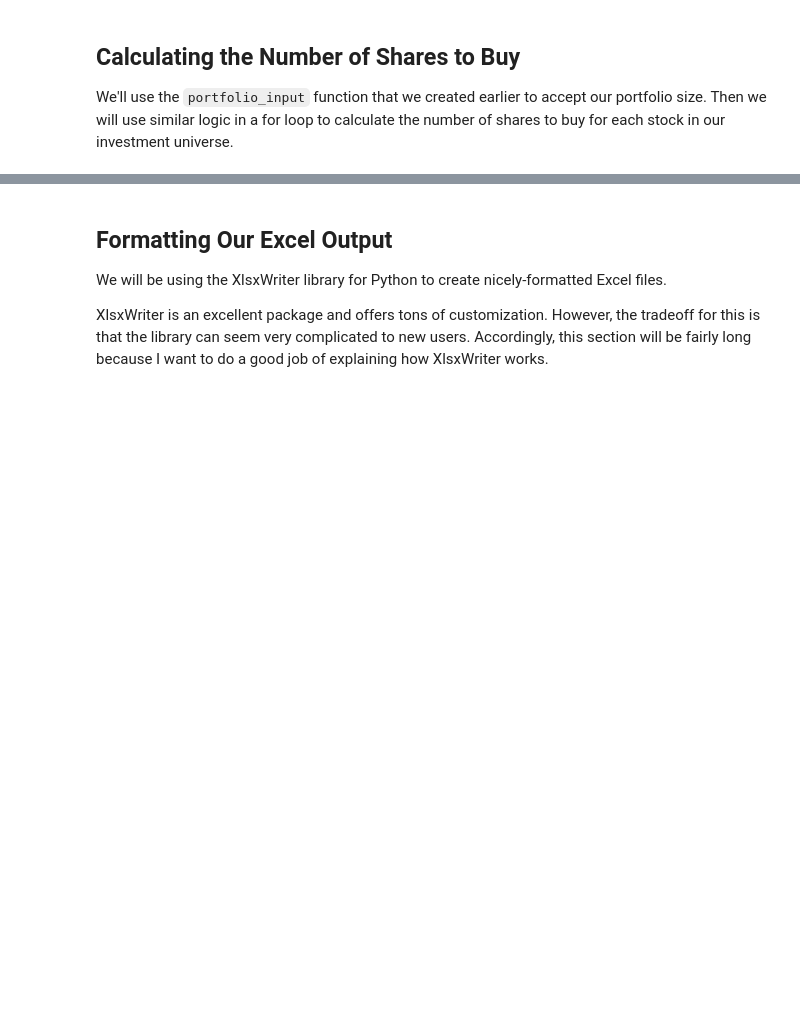
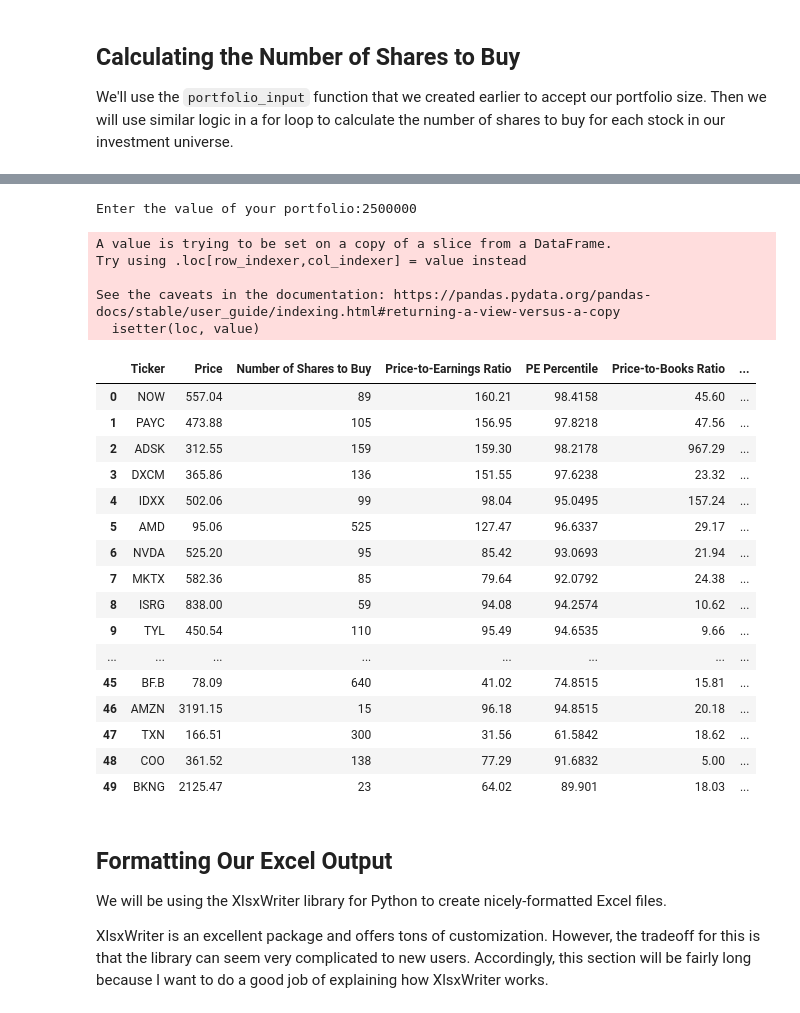
Before and after one commit to nickmccullum/algorithmic-trading-python, a Jupyter notebook: starter_files/003_quantitative_value_strategy.ipynb, the cells around one changed output, grey strips where cells are left out. Drawn from its saved outputs; the diff is of its cells as text; code cells hidden in the pictures; blank space fills up the shorter version.

```diff
--- a/starter_files/003_quantitative_value_strategy.ipynb
+++ b/starter_files/003_quantitative_value_strategy.ipynb
@@ -330,3 +511,37 @@ Enter the value of your portfolio:1000000
+# %%
+portfolio_input()
+# %% [output]
+Enter the value of your portfolio:2500000
+# %%
+position_size = float(portfolio_size)/len(final_dataframe.index)
+
+for row in rv_dataframe.index:
+    rv_dataframe.loc[row, 'Number of Shares to Buy'] = math.floor(position_size/rv_dataframe.loc[row, 'Price'])
+
+rv_dataframe
+# %% [output]
+A value is trying to be set on a copy of a slice from a DataFrame.
+Try using .loc[row_indexer,col_indexer] = value instead
+
+See the caveats in the documentation: https://pandas.pydata.org/pandas-docs/stable/user_guide/indexing.html#returning-a-view-versus-a-copy
+  isetter(loc, value)
+|  | Ticker | Price | Number of Shares to Buy | Price-to-Earnings Ratio | PE Percentile | Price-to-Books Ratio | ... |
+| 0 | NOW | 557.04 | 89 | 160.21 | 98.4158 | 45.60 | ... |
+| 1 | PAYC | 473.88 | 105 | 156.95 | 97.8218 | 47.56 | ... |
+| 2 | ADSK | 312.55 | 159 | 159.30 | 98.2178 | 967.29 | ... |
+| 3 | DXCM | 365.86 | 136 | 151.55 | 97.6238 | 23.32 | ... |
+| 4 | IDXX | 502.06 | 99 | 98.04 | 95.0495 | 157.24 | ... |
+| 5 | AMD | 95.06 | 525 | 127.47 | 96.6337 | 29.17 | ... |
+| 6 | NVDA | 525.20 | 95 | 85.42 | 93.0693 | 21.94 | ... |
+| 7 | MKTX | 582.36 | 85 | 79.64 | 92.0792 | 24.38 | ... |
+| 8 | ISRG | 838.00 | 59 | 94.08 | 94.2574 | 10.62 | ... |
+| 9 | TYL | 450.54 | 110 | 95.49 | 94.6535 | 9.66 | ... |
+| ... | ... | ... | ... | ... | ... | ... | ... |
+| 45 | BF.B | 78.09 | 640 | 41.02 | 74.8515 | 15.81 | ... |
+| 46 | AMZN | 3191.15 | 15 | 96.18 | 94.8515 | 20.18 | ... |
+| 47 | TXN | 166.51 | 300 | 31.56 | 61.5842 | 18.62 | ... |
+| 48 | COO | 361.52 | 138 | 77.29 | 91.6832 | 5.00 | ... |
+| 49 | BKNG | 2125.47 | 23 | 64.02 | 89.901 | 18.03 | ... |
 # %% [markdown]
 ## Formatting Our Excel Output
 
```
Also changed, not shown: parts of 40 cells of this notebook, 2 other files.
